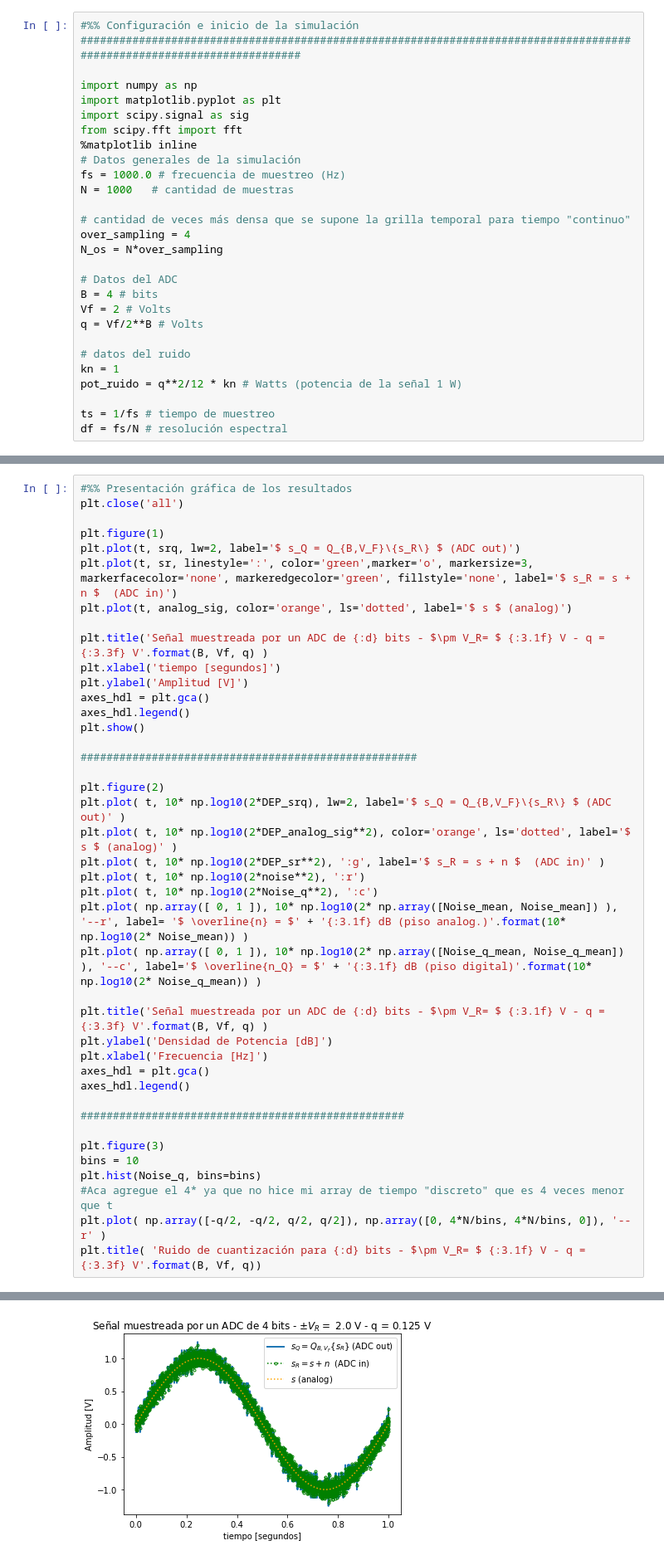
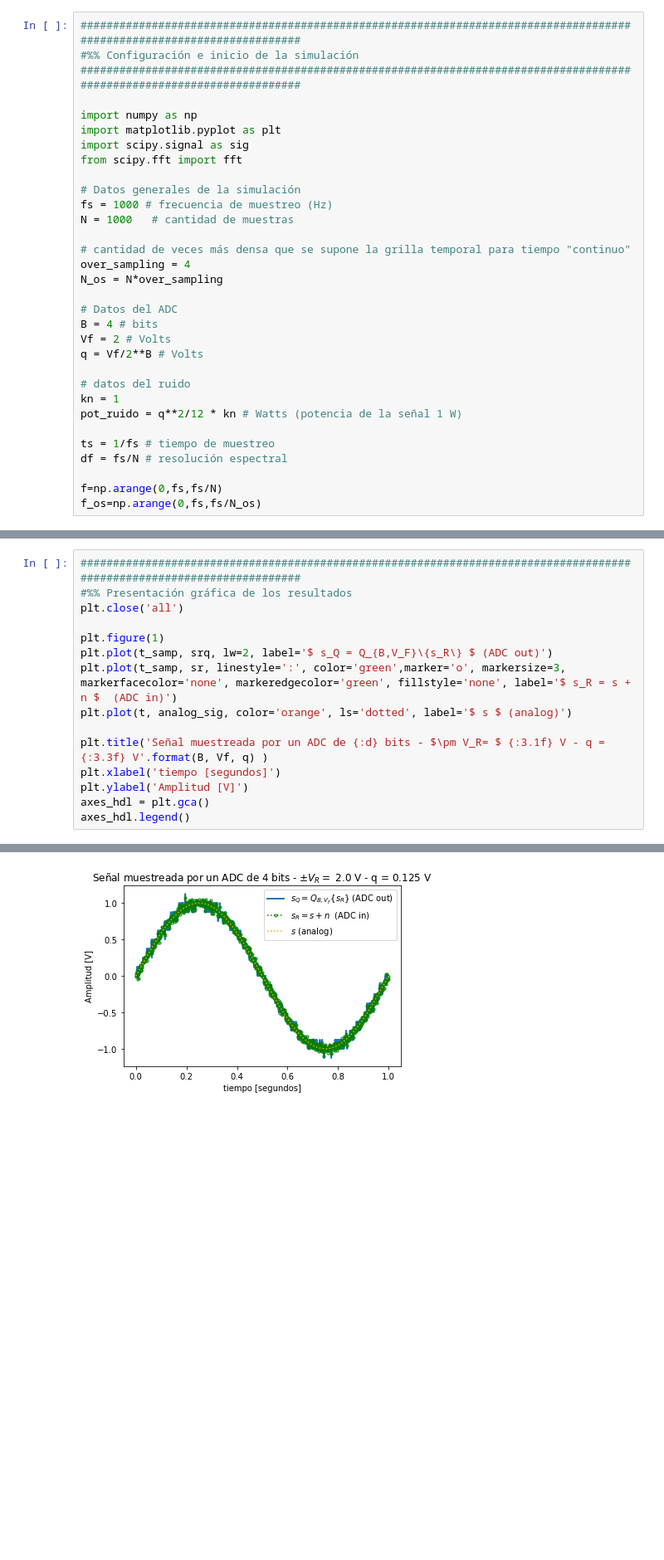
Before and after one commit to EmaOlay/PDS2021, a Jupyter notebook: TS4.ipynb, the cells around one changed output, grey strips where cells are left out. Shown at 83% size. Drawn from its saved outputs; the diff is of its cells as text; blank space fills up the shorter version.

```diff
--- a/TS4.ipynb
+++ b/TS4.ipynb
@@ -20,6 +20,7 @@ Se pide:
 
 a) Generar el siguiente resultado producto de la experimentación. B = 4 bits, kn=1.
 # %%
+#######################################################################################################################
 #%% Configuración e inicio de la simulación
 #######################################################################################################################
 
@@ -27,9 +28,9 @@ import numpy as np
 import matplotlib.pyplot as plt
 import scipy.signal as sig
 from scipy.fft import fft
-%matplotlib inline
+
 # Datos generales de la simulación
-fs = 1000.0 # frecuencia de muestreo (Hz)
+fs = 1000 # frecuencia de muestreo (Hz)
 N = 1000   # cantidad de muestras
 
 # cantidad de veces más densa que se supone la grilla temporal para tiempo "continuo"
@@ -47,4 +48,7 @@ pot_ruido = q**2/12 * kn # Watts (potencia de la señal 1 W)
 
 ts = 1/fs # tiempo de muestreo
 df = fs/N # resolución espectral
+
+f=np.arange(0,fs,fs/N)
+f_os=np.arange(0,fs,fs/N_os)
 # %%
@@ -88,10 +102,11 @@ Noise_mean=np.mean(noise)
 # %%
+#######################################################################################################################
 #%% Presentación gráfica de los resultados
 plt.close('all')
 
 plt.figure(1)
-plt.plot(t, srq, lw=2, label='$ s_Q = Q_{B,V_F}\{s_R\} $ (ADC out)')
-plt.plot(t, sr, linestyle=':', color='green',marker='o', markersize=3, markerfacecolor='none', markeredgecolor='green', fillstyle='none', label='$ s_R = s + n $  (ADC in)')
+plt.plot(t_samp, srq, lw=2, label='$ s_Q = Q_{B,V_F}\{s_R\} $ (ADC out)')
+plt.plot(t_samp, sr, linestyle=':', color='green',marker='o', markersize=3, markerfacecolor='none', markeredgecolor='green', fillstyle='none', label='$ s_R = s + n $  (ADC in)')
 plt.plot(t, analog_sig, color='orange', ls='dotted', label='$ s $ (analog)')
 
 plt.title('Señal muestreada por un ADC de {:d} bits - $\pm V_R= $ {:3.1f} V - q = {:3.3f} V'.format(B, Vf, q) )
@@ -99,31 +114,4 @@ plt.xlabel('tiempo [segundos]')
 plt.ylabel('Amplitud [V]')
 axes_hdl = plt.gca()
 axes_hdl.legend()
-plt.show()
-
-####################################################
-
-plt.figure(2)
-plt.plot( t, 10* np.log10(2*DEP_srq), lw=2, label='$ s_Q = Q_{B,V_F}\{s_R\} $ (ADC out)' )
-plt.plot( t, 10* np.log10(2*DEP_analog_sig**2), color='orange', ls='dotted', label='$ s $ (analog)' )
-plt.plot( t, 10* np.log10(2*DEP_sr**2), ':g', label='$ s_R = s + n $  (ADC in)' )
-plt.plot( t, 10* np.log10(2*noise**2), ':r')
-plt.plot( t, 10* np.log10(2*Noise_q**2), ':c')
-plt.plot( np.array([ 0, 1 ]), 10* np.log10(2* np.array([Noise_mean, Noise_mean]) ), '--r', label= '$ \overline{n} = $' + '{:3.1f} dB (piso analog.)'.format(10* np.log10(2* Noise_mean)) )
-plt.plot( np.array([ 0, 1 ]), 10* np.log10(2* np.array([Noise_q_mean, Noise_q_mean]) ), '--c', label='$ \overline{n_Q} = $' + '{:3.1f} dB (piso digital)'.format(10* np.log10(2* Noise_q_mean)) )
-
-plt.title('Señal muestreada por un ADC de {:d} bits - $\pm V_R= $ {:3.1f} V - q = {:3.3f} V'.format(B, Vf, q) )
-plt.ylabel('Densidad de Potencia [dB]')
-plt.xlabel('Frecuencia [Hz]')
-axes_hdl = plt.gca()
-axes_hdl.legend()
-
-##################################################
-
-plt.figure(3)
-bins = 10
-plt.hist(Noise_q, bins=bins)
-#Aca agregue el 4* ya que no hice mi array de tiempo "discreto" que es 4 veces menor que t
-plt.plot( np.array([-q/2, -q/2, q/2, q/2]), np.array([0, 4*N/bins, 4*N/bins, 0]), '--r' )
-plt.title( 'Ruido de cuantización para {:d} bits - $\pm V_R= $ {:3.1f} V - q = {:3.3f} V'.format(B, Vf, q))
 # %% [output]
@@ -130 +119 @@ plt.title( 'Ruido de cuantización para {:d} bits - $\pm V_R= $ {:3.1f} V - q =
-[figure, old version]
+[figure, new version]
```
Also changed, not shown: parts of 10 cells of this notebook, 2 other files.
